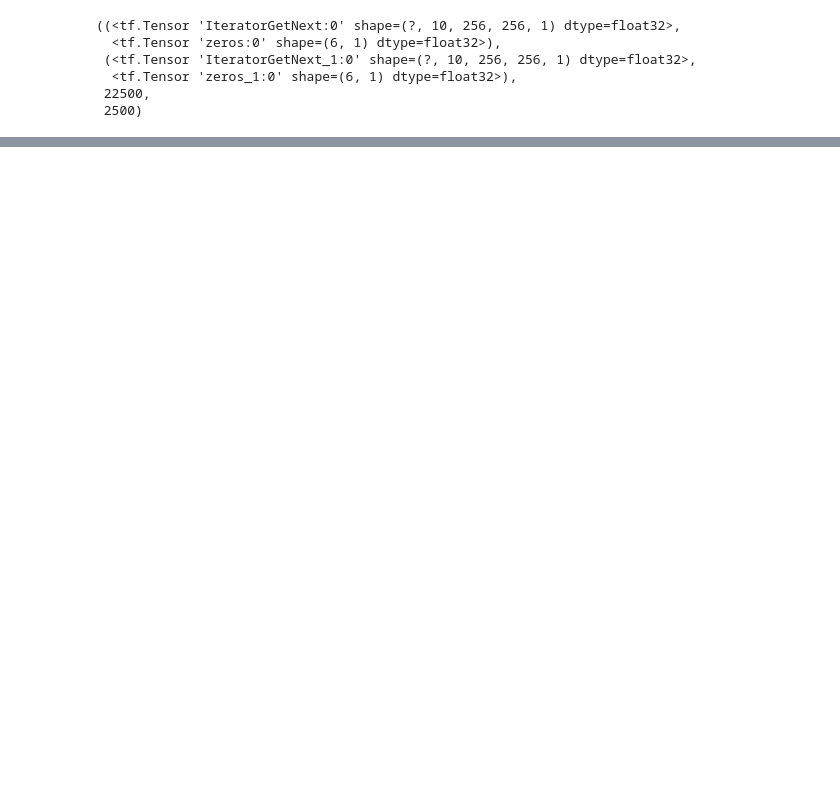
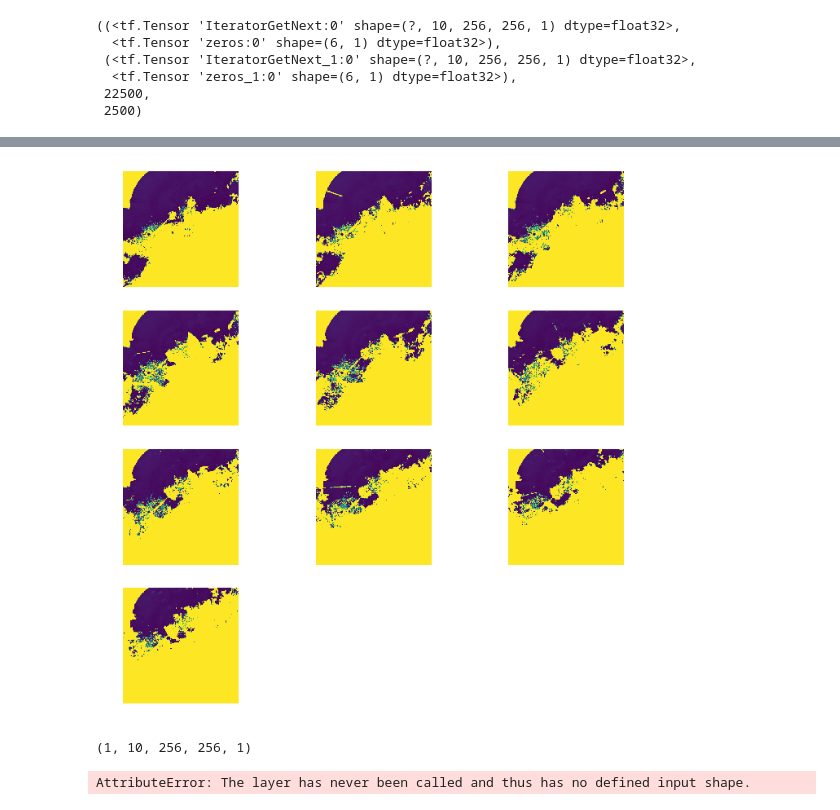
Before and after one commit to ChessWarrior/pred-rain, a Jupyter notebook: yang/evaluation.ipynb, the cells around one changed output, grey strips where cells are left out. Saved outputs shown, nothing was run; the diff lists cells and outputs as text; code cells hidden in the pictures; blank space fills up the shorter version.

```diff
--- a/yang/evaluation.ipynb
+++ b/yang/evaluation.ipynb
@@ -49,0 +75,8 @@ plots(x.eval(session=sess)[0], figsize=(12, 12), rows=4)
+# %%
+plots(x_np, figsize=(12, 12), rows=4)
+# %% [output]
+[figure, added]
+# %%
+x_np.shape
+# %% [output]
+(1, 10, 256, 256, 1)
@@ -49,0 +85,4 @@ plots(x.eval(session=sess)[0], figsize=(12, 12), rows=4)
+# %%
+t.input_shape
+# %% [output]
+AttributeError: The layer has never been called and thus has no defined input shape.
```
Also changed, not shown: parts of 13 cells of this notebook, 4 other files.
